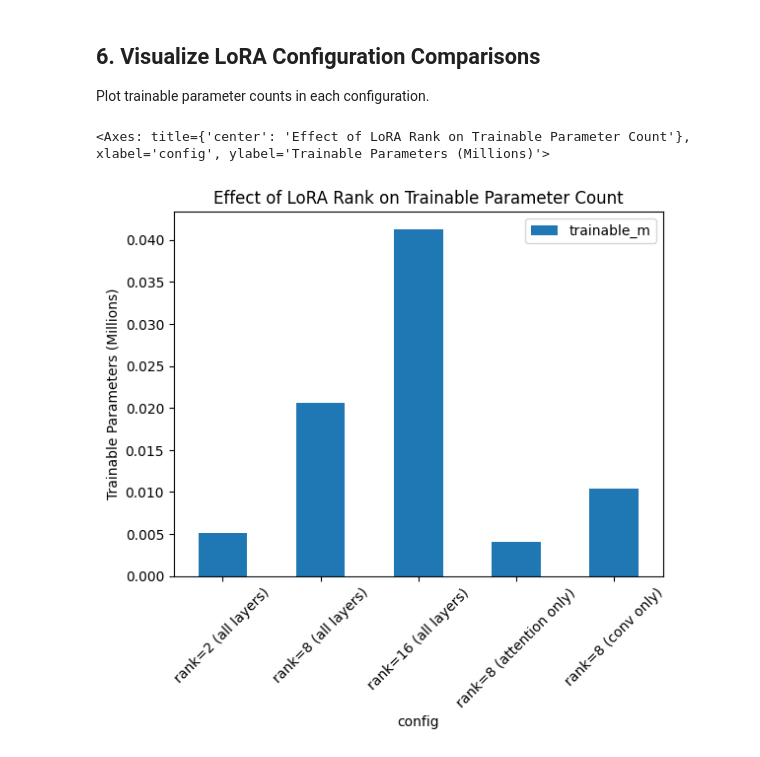
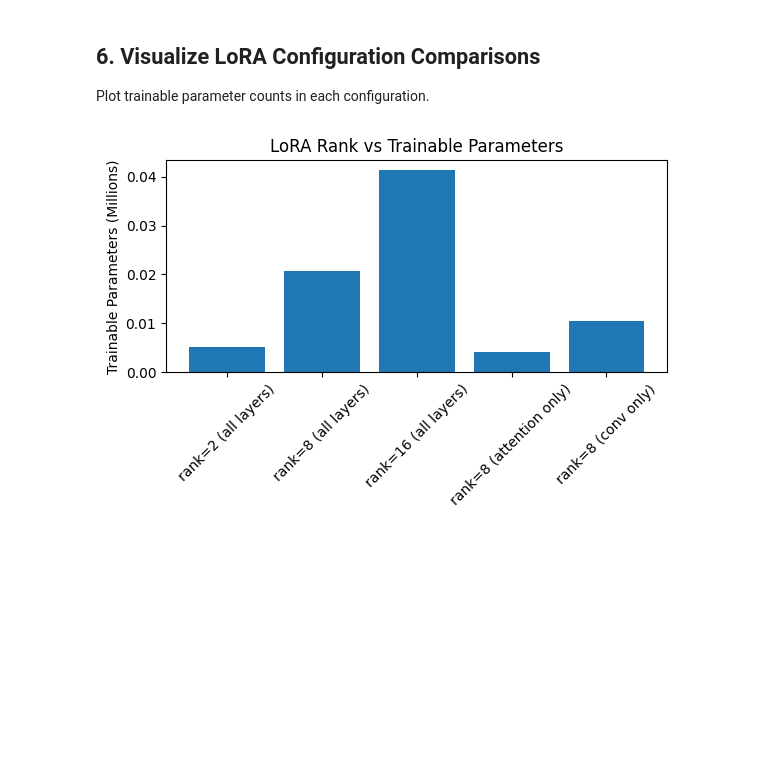
Before and after one commit to jsdearbo/sequence_to_function_model_tools, a Jupyter notebook: examples/02_lora_finetuning_workflow.ipynb, the cells around one changed output. Drawn from its saved outputs; the diff is of its cells as text; code cells hidden in the pictures; blank space fills up the shorter version.

Commit message:
plot styling

```diff
--- a/examples/02_lora_finetuning_workflow.ipynb
+++ b/examples/02_lora_finetuning_workflow.ipynb
@@ -372,13 +372,12 @@ Plot trainable parameter counts in each configuration.
 # %%
 df["trainable_m"] = df["trainable"].str.replace(",", "").astype(int) / 1e6
 
-df.plot.bar(
-    x="config",
-    y="trainable_m",
-    ylabel="Trainable Parameters (Millions)",
-    title="Effect of LoRA Rank on Trainable Parameter Count",
-    rot=45,
-)
+plt.figure(figsize=(6,4))
+plt.bar(df["config"], df["trainable_int"] / 1e6)
+plt.ylabel("Trainable Parameters (Millions)")
+plt.title("LoRA Rank vs Trainable Parameters")
+plt.xticks(rotation=45)
+plt.tight_layout()
+plt.show()
 # %% [output]
-<Axes: title={'center': 'Effect of LoRA Rank on Trainable Parameter Count'}, xlabel='config', ylabel='Trainable Parameters (Millions)'>
-[figure, old version]
+[figure, new version]
```
